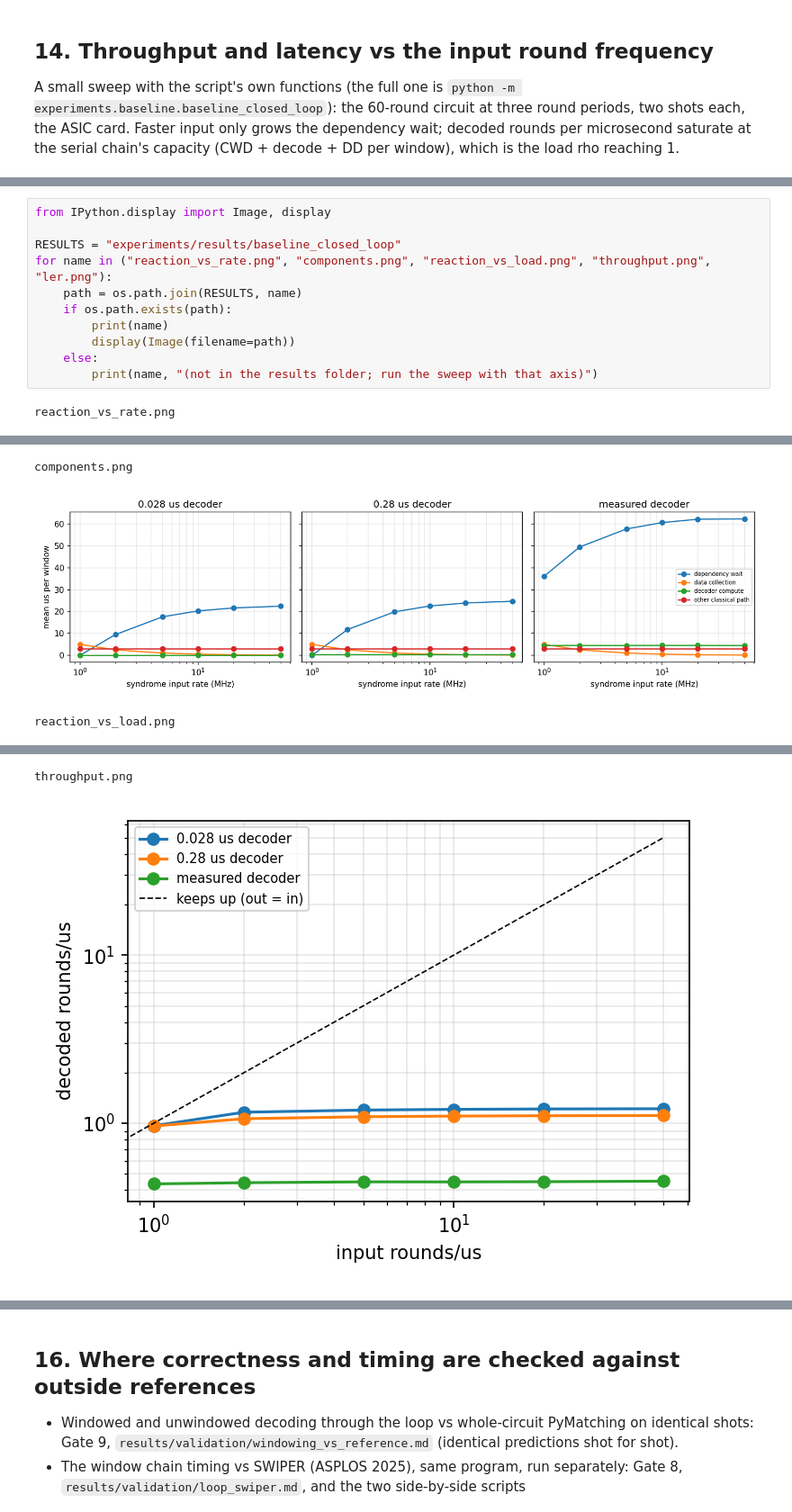
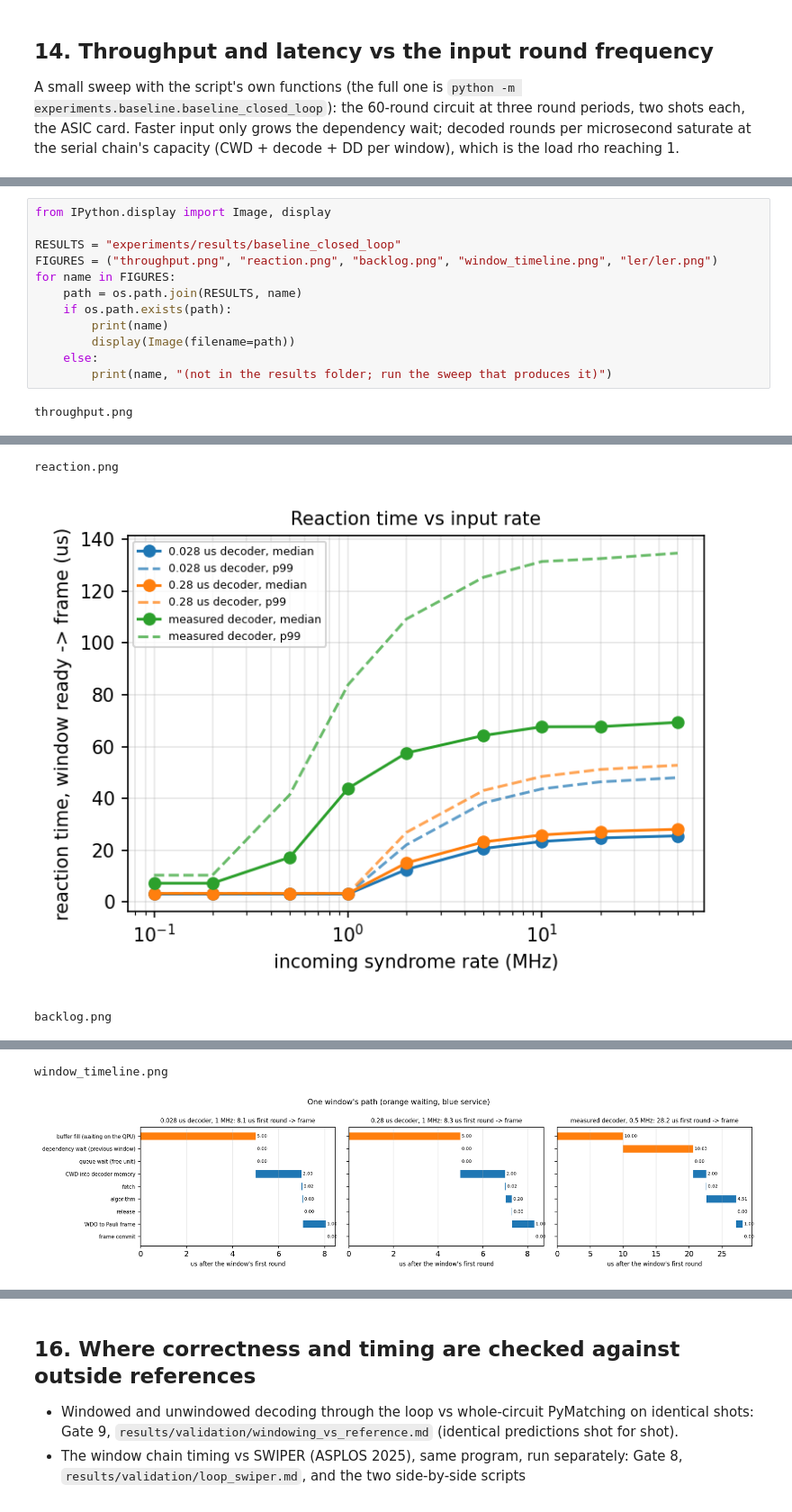
Before and after one commit to Subashkatel/decsim, a Jupyter notebook: experiments/baseline/baseline_walkthrough.ipynb, the cells around one changed output, grey strips where cells are left out. Shown at 90% size. Cells and saved outputs as stored; diff of their text form.

```diff
--- a/experiments/baseline/baseline_walkthrough.ipynb
+++ b/experiments/baseline/baseline_walkthrough.ipynb
@@ -700,12 +700,13 @@ The full sweep's figures, as written by `baseline_closed_loop.py` into `experime
 from IPython.display import Image, display
 
 RESULTS = "experiments/results/baseline_closed_loop"
-for name in ("reaction_vs_rate.png", "components.png", "reaction_vs_load.png", "throughput.png", "ler.png"):
+FIGURES = ("throughput.png", "reaction.png", "backlog.png", "window_timeline.png", "ler/ler.png")
+for name in FIGURES:
     path = os.path.join(RESULTS, name)
     if os.path.exists(path):
         print(name)
         display(Image(filename=path))
     else:
-        print(name, "(not in the results folder; run the sweep with that axis)")
+        print(name, "(not in the results folder; run the sweep that produces it)")
 # %% [output]
-reaction_vs_rate.png
+throughput.png
@@ -713,3 +714,3 @@ reaction_vs_rate.png
-components.png
+reaction.png
-[figure, old version]
+[figure, new version]
-reaction_vs_load.png
+backlog.png
@@ -717,2 +718,2 @@ reaction_vs_load.png
-throughput.png
+window_timeline.png
-[figure, old version]
+[figure, new version]
```
Also changed, not shown: parts of 9 cells of this notebook, 8 other files.
